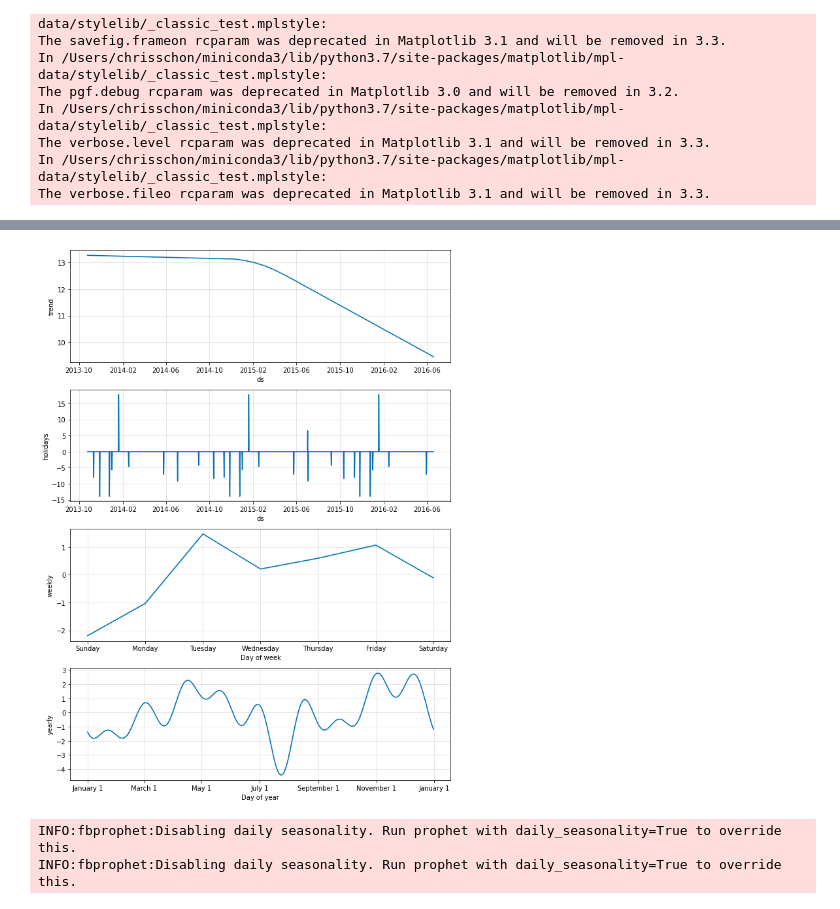
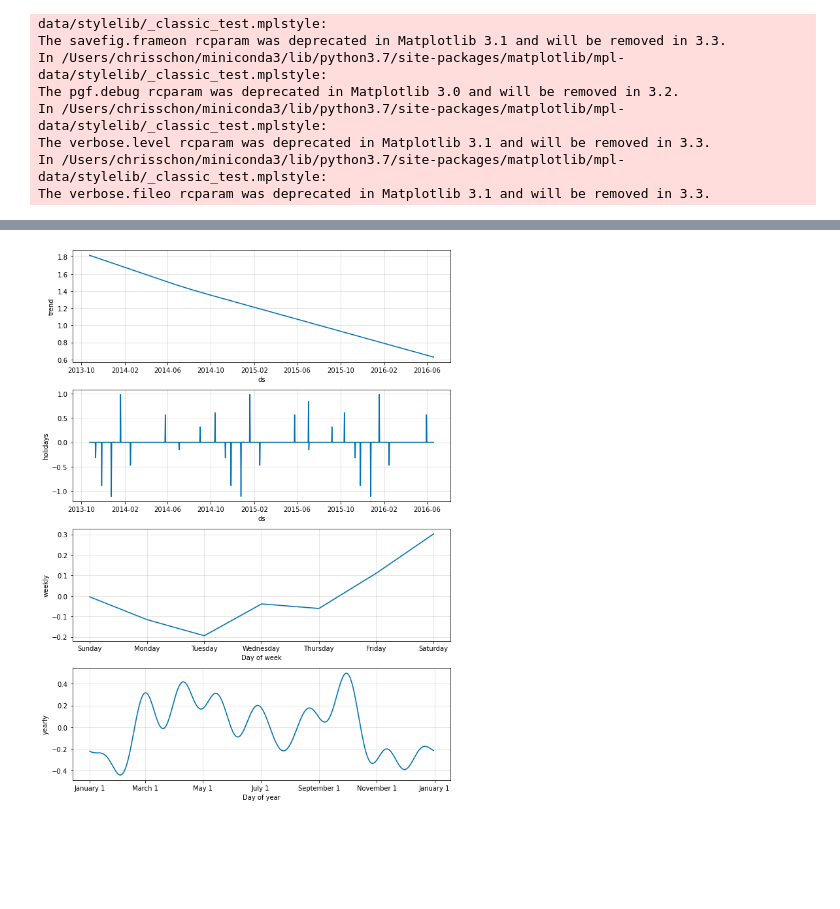
Before and after one commit to chrisgschon/M5Forecasting-Uncertainty, a Jupyter notebook: eda.ipynb, the cells around one changed output, grey strips where cells are left out. Saved outputs shown, nothing was run; the diff lists cells and outputs as text; code cells hidden in the pictures; blank space fills up the shorter version.

```diff
--- a/eda.ipynb
+++ b/eda.ipynb
@@ -226,17 +214,4 @@ qtidy[(qtidy['quantile'] == 0.995) & (qtidy['wpl'] > 1)].sort_values(by = 'sales
 # %%
-fig = m.plot_components(forecast)
+fig = model.plot_components(forecast)
 # %% [output]
-[figure, old version]
+[figure, new version]
-# %%
-intervals = [0.995, 0.6]
-quant_forecasts = { str(q): None for q in intervals}
-prophparams = {'weekly_seasonality':True}
-for k,v in quant_forecasts.items():
-    prophparams.update({'interval_width':float(k)})
-    model = s.fit_Prophet(ds = 'ds', y = 'y', **prophparams)
-    f = s.forecast_Prophet(model, periods = 365)
-    ps = model.predictive_samples(f)
-    quant_forecasts[k] = {'model':model,'forecast':f, 'pred_samples':ps}
-# %% [output]
-INFO:fbprophet:Disabling daily seasonality. Run prophet with daily_seasonality=True to override this.
-INFO:fbprophet:Disabling daily seasonality. Run prophet with daily_seasonality=True to override this.
```
Also changed, not shown: parts of 14 cells of this notebook.
